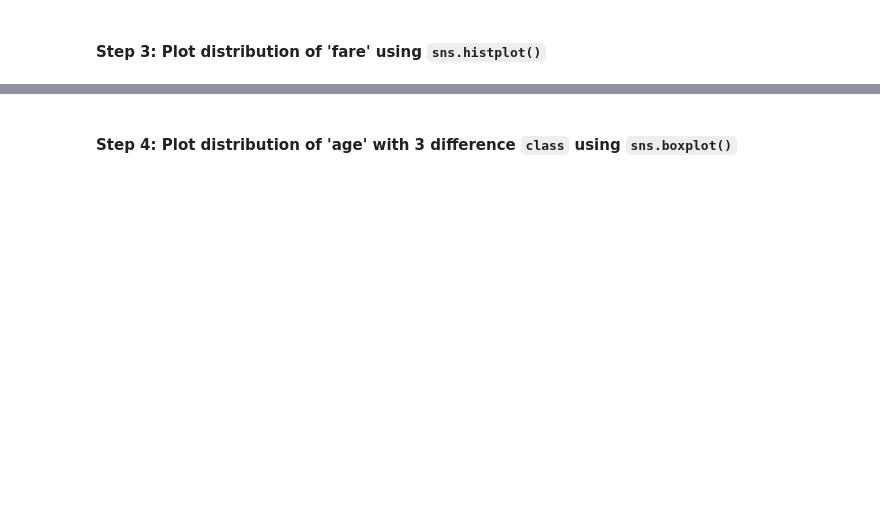
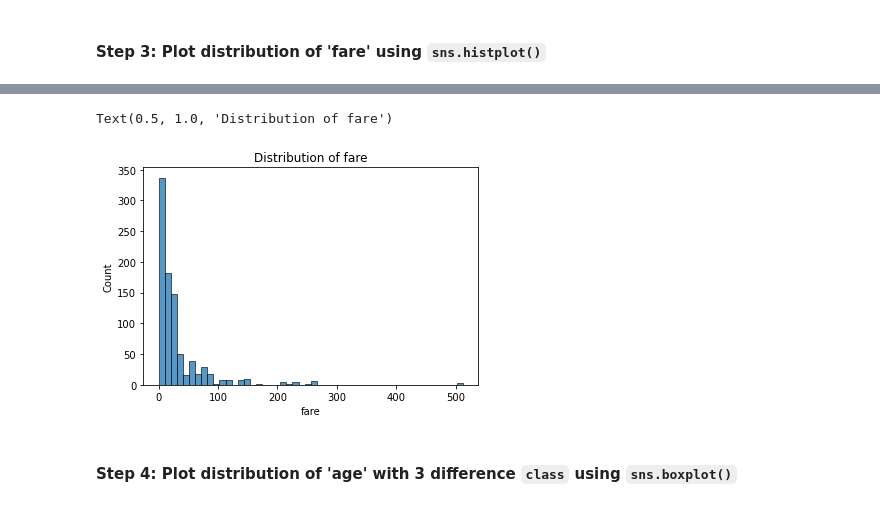
Before and after one commit to honghanhh/mci_python_33a8_l1, a Jupyter notebook: Live Slides/Live Lecture 10/uyenlt_Capstone Project.ipynb, the cells around one changed output, grey strips where cells are left out. Drawn from its saved outputs; the diff is of its cells as text; code cells hidden in the pictures; blank space fills up the shorter version.

```diff
--- a/Live Slides/Live Lecture 10/uyenlt_Capstone Project.ipynb
+++ b/Live Slides/Live Lecture 10/uyenlt_Capstone Project.ipynb
@@ -228,2 +241,8 @@ import matplotlib.pyplot as plt
+# %%
+sns.histplot(titanic.fare, bins = 50)
+plt.title('Distribution of fare')
+# %% [output]
+Text(0.5, 1.0, 'Distribution of fare')
+[figure, added]
 # %% [markdown]
 #### Step 4: Plot distribution of 'age' with 3 difference `class` using `sns.boxplot()`
```
Also changed, not shown: parts of 38 cells of this notebook.
